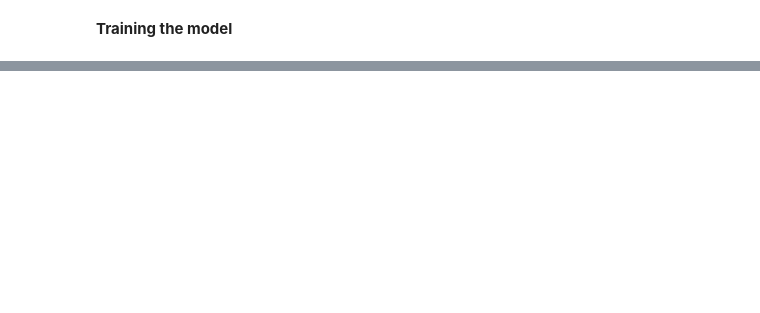
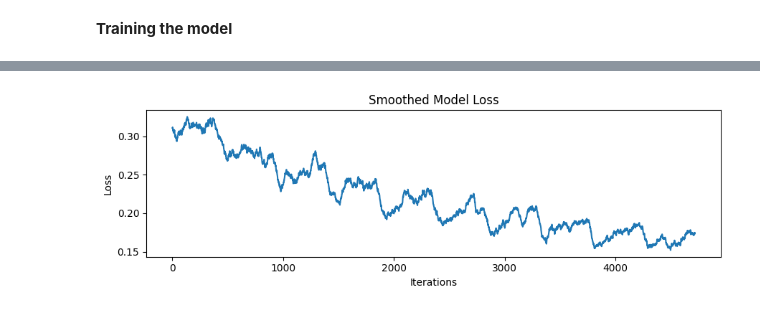
Before and after one commit to Davigbit/TextRecognition, a Jupyter notebook: src/model/training.ipynb, the cells around one changed output, grey strips where cells are left out. Saved outputs shown, nothing was run; the diff lists cells and outputs as text; code cells hidden in the pictures; blank space fills up the shorter version.

Commit message:
New Model

```diff
--- a/src/model/training.ipynb
+++ b/src/model/training.ipynb
@@ -73,12 +69,19 @@ transform = transforms.Compose([
 # %%
-train_data, val_data, test_data = load_data(70, 20, 10)
+transform = transforms.Compose([
+    transforms.Grayscale(num_output_channels=1),
+    transforms.Resize((128,128)),
+    transforms.ToTensor(), # Convert images to PyTorch tensors
+    transforms.Normalize((0.5,), (0.5,)) # Normalize pixel values to range [-1, 1]
+])
+
 
 train_dataset = NISTDataset(train_data, transform=transform)
 test_dataset = NISTDataset(test_data, transform=transform)
 val_dataset = NISTDataset(val_data, transform=transform)
 
-train_loader = torch.utils.data.DataLoader(dataset=train_dataset, batch_size=512, shuffle=True)
-test_loader = torch.utils.data.DataLoader(dataset=test_dataset, batch_size=512, shuffle=False)
-val_loader = torch.utils.data.DataLoader(dataset=val_dataset, batch_size=512, shuffle=False)
+
+train_loader = torch.utils.data.DataLoader(dataset=train_dataset, batch_size=256, shuffle=True)
+test_loader = torch.utils.data.DataLoader(dataset=test_dataset, batch_size=256, shuffle=False)
+val_loader = torch.utils.data.DataLoader(dataset=val_dataset, batch_size=256, shuffle=False)
 # %% [markdown]
 **Defining the Convolutional Neural Network**
@@ -99,12 +98,12 @@ class CNN(nn.Module):
         self.fc4 = nn.Linear(128, 62)
         self.relu = nn.ReLU()
 
-    def forward(self, x, drop_prob=0.3):
+    def forward(self, x, drop_prob=0.5):
         x = self.pool(F.relu(self.conv1(x)))
         x = self.pool(F.relu(self.conv2(x)))
         x = torch.flatten(x, 1)  # Flatten for FC layers
         x = F.relu(self.fc1(x))
-        x = F.dropout(x, p=drop_prob, training=self.training)  # Variable dropout
+        x = F.dropout(x, p=drop_prob, training=self.training)
         x = F.relu(self.fc2(x))
         x = F.dropout(x, p=drop_prob, training=self.training)
         x = F.relu(self.fc3(x))
@@ -115,3 +114,10 @@ class CNN(nn.Module):
 model = CNN()
 criterion = nn.CrossEntropyLoss()
 optimizer = optim.Adam(model.parameters(), lr=5e-4, weight_decay=5e-4) # L2 regularization
+# %%
+
+device = torch.device("cuda" if torch.cuda.is_available() else "cpu")
+print(f"Using device: {device}")
+
+# Move model to the selected device
+model = CNN().to(device)
@@ -118,7 +126,2 @@ optimizer = optim.Adam(model.parameters(), lr=5e-4, weight_decay=5e-4) # L2 regu
 # %% [markdown]
 **Training the model**
-# %%
-device = torch.device("cuda" if torch.cuda.is_available() else "cpu")
-print(f"Using device: {device}")
-
-model = model.to(device)
@@ -156,0 +163,15 @@ plt.show()
+# %%
+def moving_average(x, window_size=50):
+    return [sum(x[i:i+window_size])/window_size for i in range(len(x)-window_size)]
+
+smoothed_loss = moving_average(loss_hist)
+
+plt.figure(figsize=(9, 3))
+plt.plot(smoothed_loss)
+plt.xlabel("Iterations")
+plt.ylabel("Loss")
+plt.title("Smoothed Model Loss")
+plt.tight_layout()
+plt.show()
+# %% [output]
+[figure, added]
```
Also changed, not shown: parts of 16 cells of this notebook, 4 other files.
